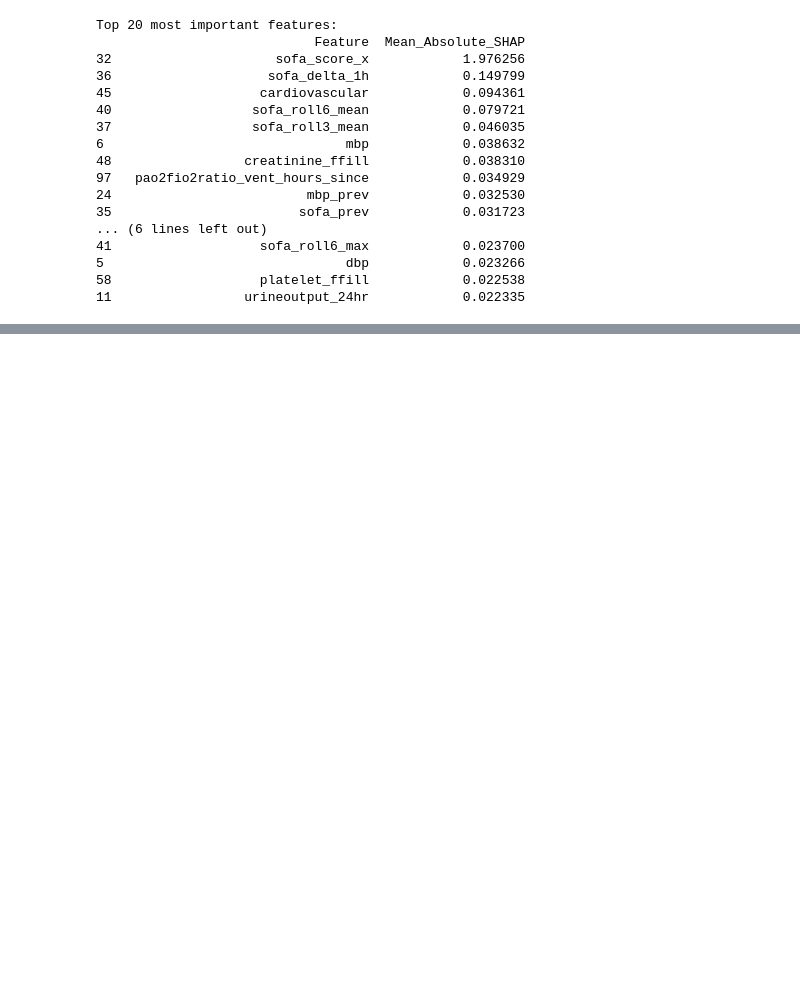
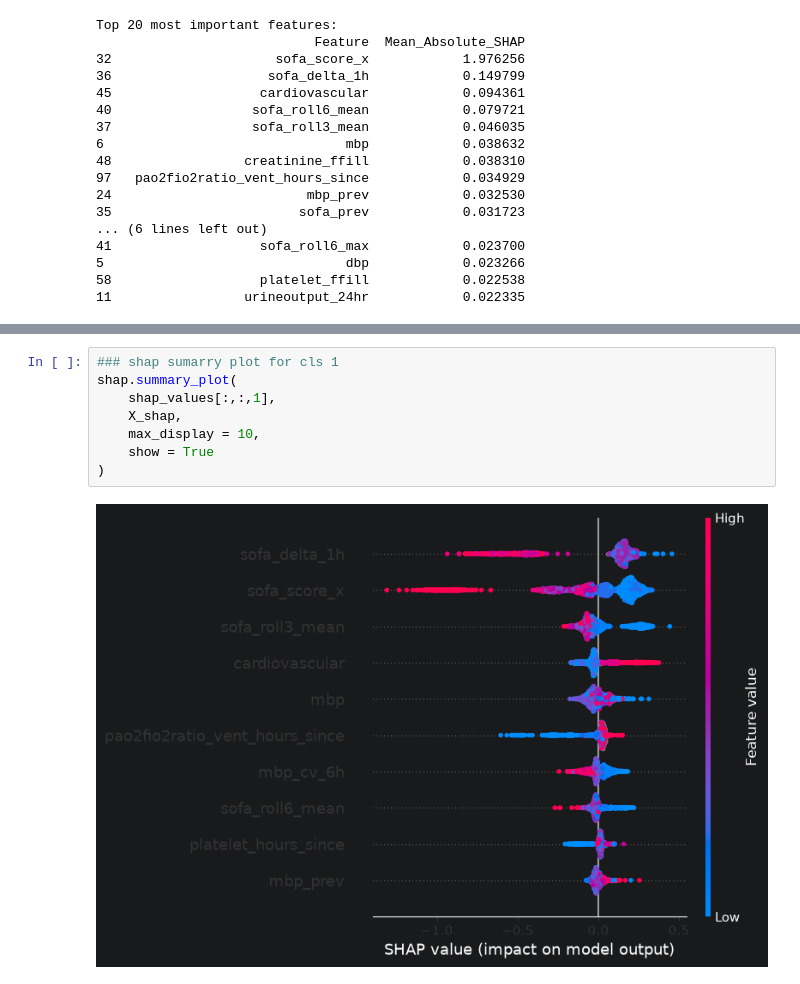
Before and after one commit to Prajin-K/Explainable-Sepsis-AI, a Jupyter notebook: notebooks/18_Sepsis_Progression_Model_Training_redo.ipynb, the cells around one changed output, grey strips where cells are left out. Drawn from its saved outputs; the diff is of its cells as text; blank space fills up the shorter version.

```diff
--- a/notebooks/18_Sepsis_Progression_Model_Training_redo.ipynb
+++ b/notebooks/18_Sepsis_Progression_Model_Training_redo.ipynb
@@ -441,0 +532,10 @@ Top 20 most important features:
+# %%
+### shap sumarry plot for cls 1
+shap.summary_plot(
+    shap_values[:,:,1],
+    X_shap,
+    max_display = 10,
+    show = True
+)
+# %% [output]
+[figure, added]
```
Also changed, not shown: parts of 8 cells of this notebook.
